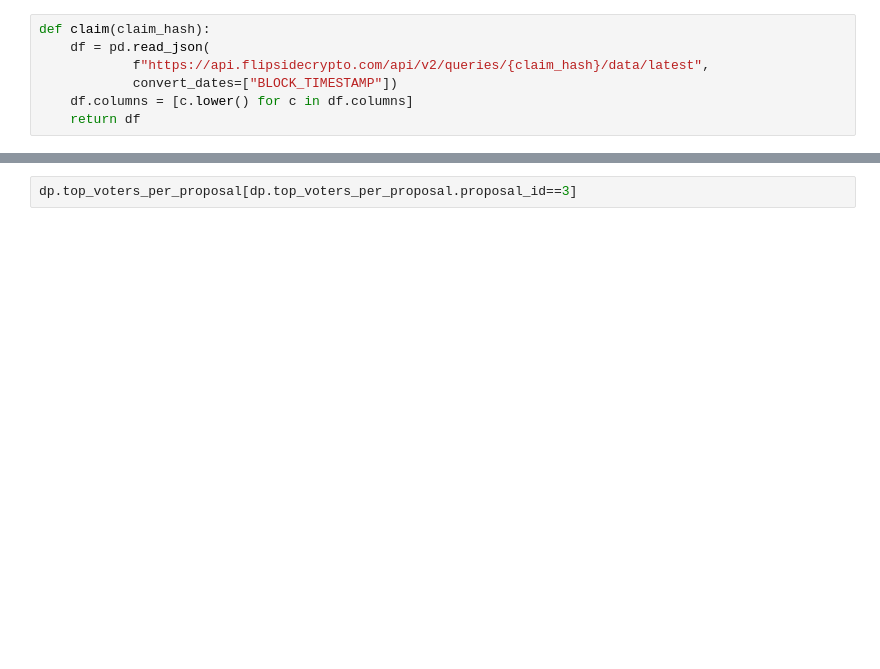
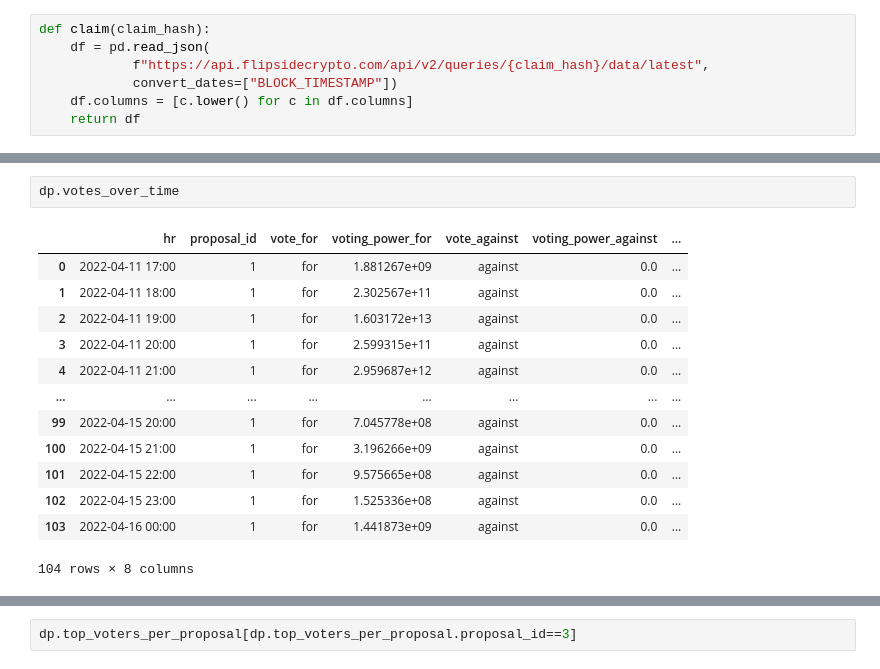
Before and after one commit to IncioMan/astroport_governance, a Jupyter notebook: notebook/astro.ipynb, the cells around one changed output, grey strips where cells are left out. Drawn from its saved outputs; the diff is of its cells as text; blank space fills up the shorter version.

```diff
--- a/notebook/astro.ipynb
+++ b/notebook/astro.ipynb
@@ -103,0 +135,16 @@ dp.read_file()
+# %%
+dp.votes_over_time
+# %% [output]
+|  | hr | proposal_id | vote_for | voting_power_for | vote_against | voting_power_against | ... |
+| 0 | 2022-04-11 17:00 | 1 | for | 1.881267e+09 | against | 0.0 | ... |
+| 1 | 2022-04-11 18:00 | 1 | for | 2.302567e+11 | against | 0.0 | ... |
+| 2 | 2022-04-11 19:00 | 1 | for | 1.603172e+13 | against | 0.0 | ... |
+| 3 | 2022-04-11 20:00 | 1 | for | 2.599315e+11 | against | 0.0 | ... |
+| 4 | 2022-04-11 21:00 | 1 | for | 2.959687e+12 | against | 0.0 | ... |
+| ... | ... | ... | ... | ... | ... | ... | ... |
+| 99 | 2022-04-15 20:00 | 1 | for | 7.045778e+08 | against | 0.0 | ... |
+| 100 | 2022-04-15 21:00 | 1 | for | 3.196266e+09 | against | 0.0 | ... |
+| 101 | 2022-04-15 22:00 | 1 | for | 9.575665e+08 | against | 0.0 | ... |
+| 102 | 2022-04-15 23:00 | 1 | for | 1.525336e+08 | against | 0.0 | ... |
+| 103 | 2022-04-16 00:00 | 1 | for | 1.441873e+09 | against | 0.0 | ... |
+104 rows × 8 columns
```
Also changed, not shown: parts of 5 cells of this notebook, 7 other files.
